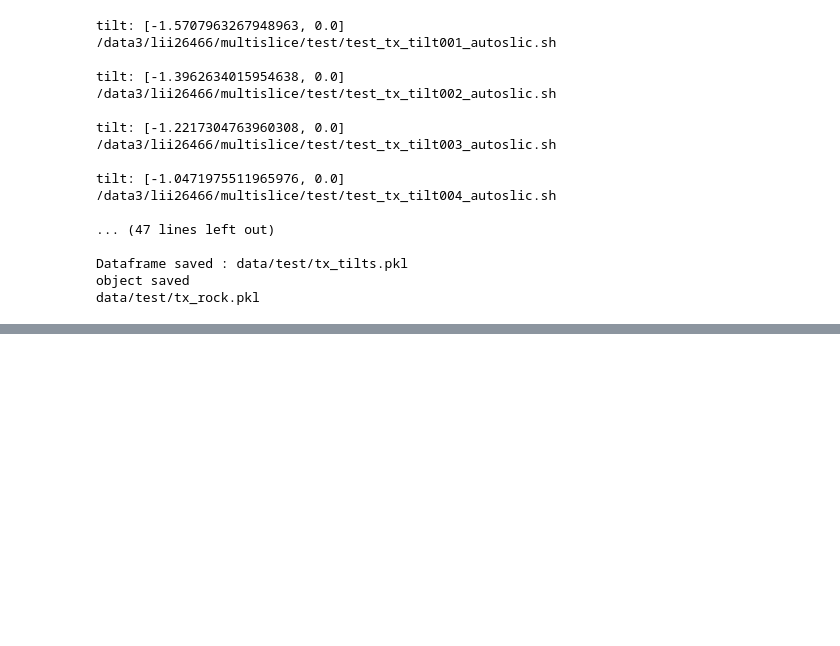
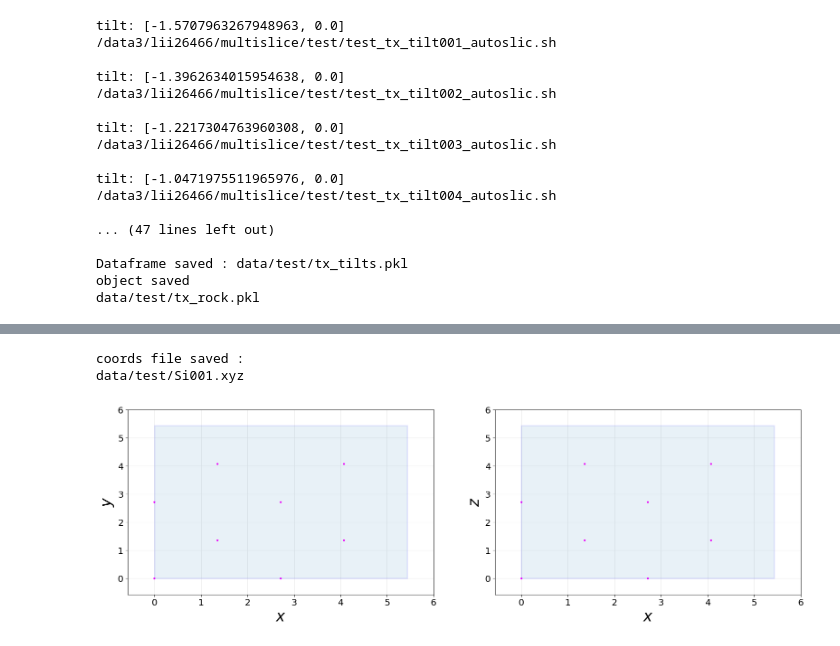
Before and after one commit to ccp4/electron-diffraction, a Jupyter notebook: multislice/notebooks/multislice/Silicon.ipynb, the cells around one changed output, grey strips where cells are left out. Saved outputs shown, nothing was run; the diff lists cells and outputs as text; code cells hidden in the pictures; blank space fills up the shorter version.

```diff
--- a/multislice/notebooks/multislice/Silicon.ipynb
+++ b/multislice/notebooks/multislice/Silicon.ipynb
@@ -232,0 +278,8 @@ ms0.beam_vs_thickness(tol=1e-4)
+# %%
+xyz = path+'Si001.xyz'
+mut.gen_xyz('Si',n=[0,0,1],theta=0,rep=[1,1,1],pad=0,xyz=xyz)
+mut.show_grid(xyz,opts=['xy','xz'])
+# %% [output]
+coords file saved :
+data/test/Si001.xyz
+[figure, added]
```
Also changed, not shown: parts of 57 cells of this notebook, 2 other files.
